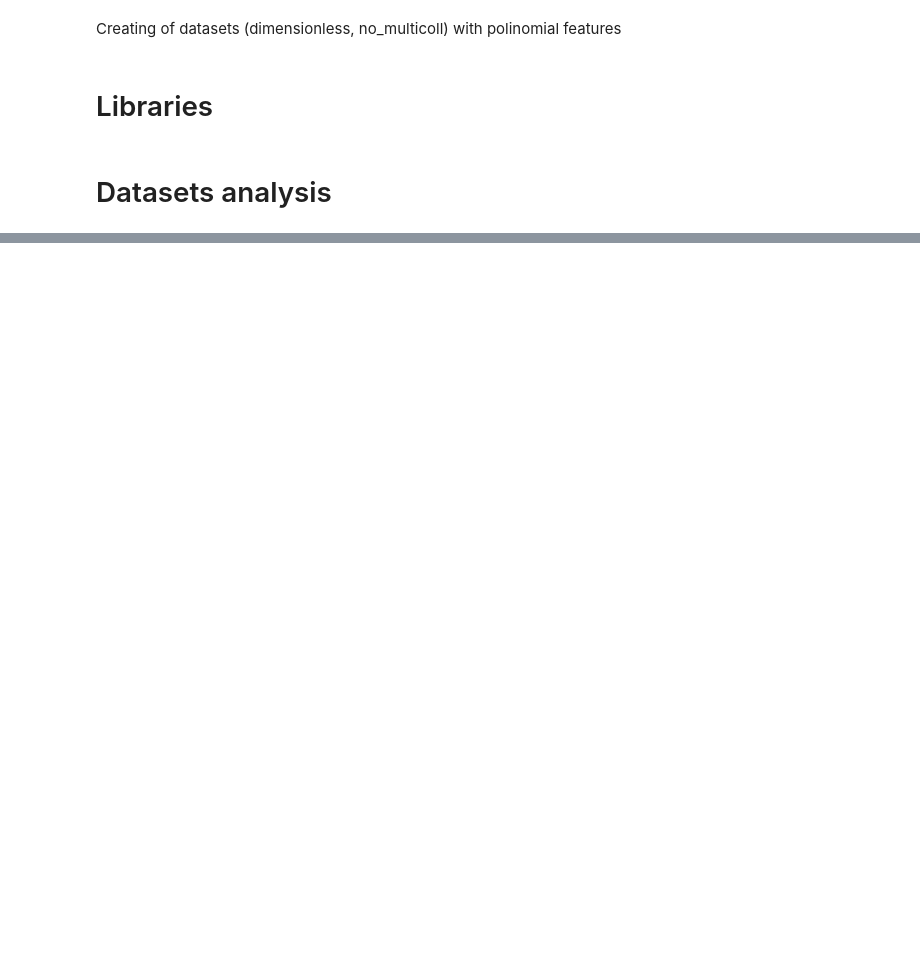
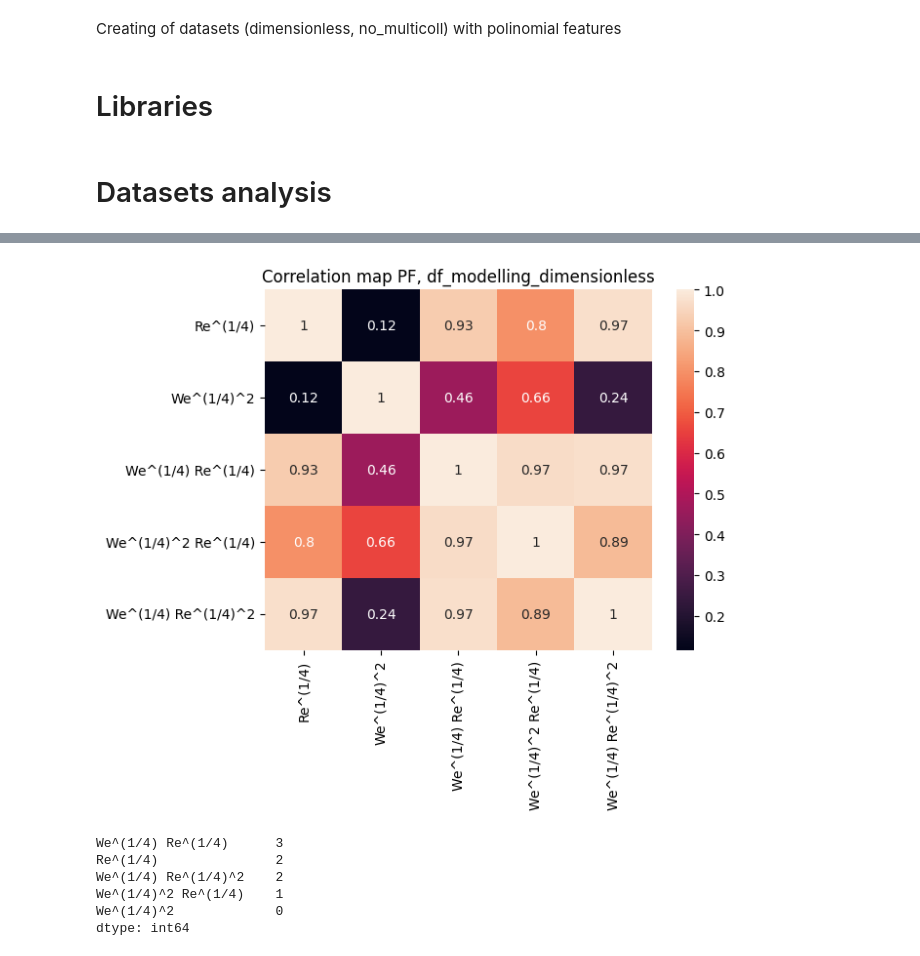
Before and after one commit to mvulf/drop-wall-impact-ml-prediction, a Jupyter notebook: notebooks/pf_features_datasets_creation.ipynb, the cells around one changed output, grey strips where cells are left out. Cells and saved outputs as stored; diff of their text form; code cells hidden in the pictures; blank space fills up the shorter version.

```diff
--- a/notebooks/pf_features_datasets_creation.ipynb
+++ b/notebooks/pf_features_datasets_creation.ipynb
@@ -17,0 +97,14 @@ xlsxs = ['df_modelling_dimensionless', 'df_modelling_no_multicollinearity']
+# %%
+# Drop multicorrelated features
+df_pf = df_pf.drop(
+    ['Re^(1/4)^2', 'Re^(1/4)^3', 'We^(1/4)', 'We^(1/4)^3'], axis=1
+)
+corr = plot_heatmap(df_pf, name=filename)
+# %% [output]
+[figure, added]
+We^(1/4) Re^(1/4)      3
+Re^(1/4)               2
+We^(1/4) Re^(1/4)^2    2
+We^(1/4)^2 Re^(1/4)    1
+We^(1/4)^2             0
+dtype: int64
```
Also changed, not shown: parts of 18 cells of this notebook, 2 other files.
